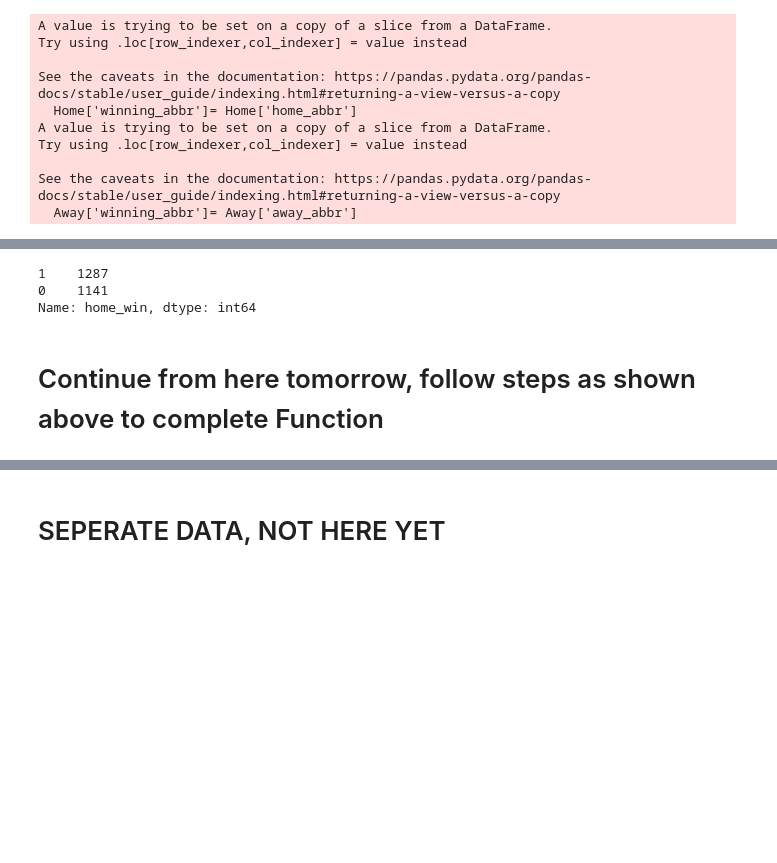
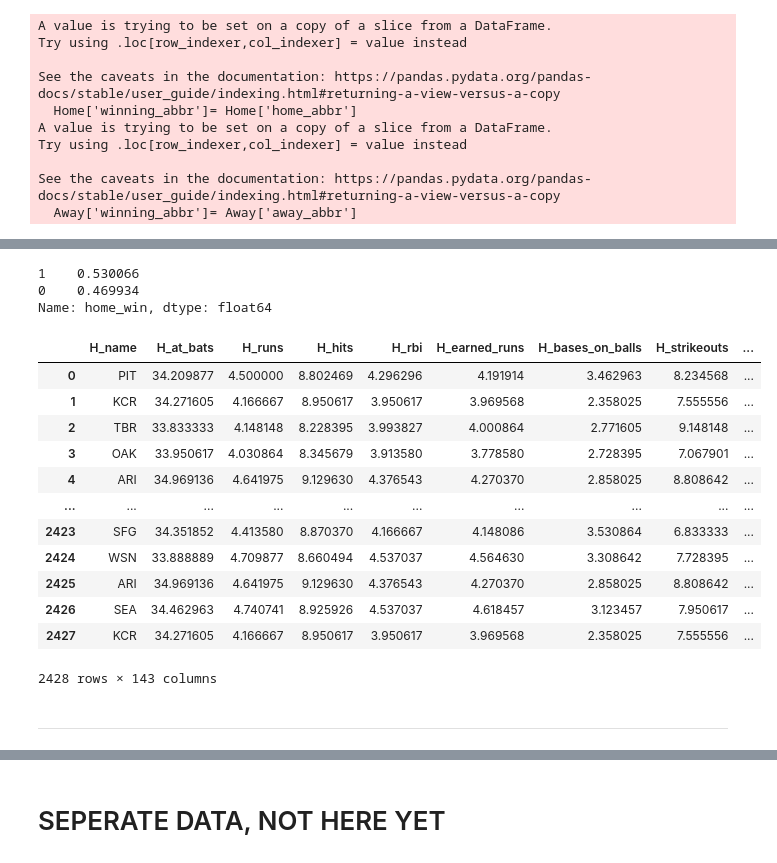
Before and after one commit to MatthewR1021/MLB_Classification, a Jupyter notebook: MLB_research.ipynb, the cells around one changed output, grey strips where cells are left out. Cells and saved outputs as stored; diff of their text form; code cells hidden in the pictures; blank space fills up the shorter version.

```diff
--- a/MLB_research.ipynb
+++ b/MLB_research.ipynb
@@ -546,10 +547,8 @@ df_prep['home_win'] = np.where(season_df.home_abbr ==season_df.winning_abbr,
 #df_prep['home_win'] = np.where(season_df.home_name == season_df.winning_abbr,1,0)
 # %%
 #Examine our new column
-df_prep.home_win.value_counts()
+df_prep.home_win.value_counts(normalize=True)
 # %% [output]
-1    1287
-0    1141
-Name: home_win, dtype: int64
+1    0.530066
+0    0.469934
+Name: home_win, dtype: float64
-# %% [markdown]
-# Continue from here tomorrow, follow steps as shown above to complete Function
@@ -579,0 +555,19 @@ def create_season_df(df = df):
+# %%
+df_prep
+# %% [output]
+|  | H_name | H_at_bats | H_runs | H_hits | H_rbi | H_earned_runs | H_bases_on_balls | H_strikeouts | ... |
+| 0 | PIT | 34.209877 | 4.500000 | 8.802469 | 4.296296 | 4.191914 | 3.462963 | 8.234568 | ... |
+| 1 | KCR | 34.271605 | 4.166667 | 8.950617 | 3.950617 | 3.969568 | 2.358025 | 7.555556 | ... |
+| 2 | TBR | 33.833333 | 4.148148 | 8.228395 | 3.993827 | 4.000864 | 2.771605 | 9.148148 | ... |
+| 3 | OAK | 33.950617 | 4.030864 | 8.345679 | 3.913580 | 3.778580 | 2.728395 | 7.067901 | ... |
+| 4 | ARI | 34.969136 | 4.641975 | 9.129630 | 4.376543 | 4.270370 | 2.858025 | 8.808642 | ... |
+| ... | ... | ... | ... | ... | ... | ... | ... | ... | ... |
+| 2423 | SFG | 34.351852 | 4.413580 | 8.870370 | 4.166667 | 4.148086 | 3.530864 | 6.833333 | ... |
+| 2424 | WSN | 33.888889 | 4.709877 | 8.660494 | 4.537037 | 4.564630 | 3.308642 | 7.728395 | ... |
+| 2425 | ARI | 34.969136 | 4.641975 | 9.129630 | 4.376543 | 4.270370 | 2.858025 | 8.808642 | ... |
+| 2426 | SEA | 34.462963 | 4.740741 | 8.925926 | 4.537037 | 4.618457 | 3.123457 | 7.950617 | ... |
+| 2427 | KCR | 34.271605 | 4.166667 | 8.950617 | 3.950617 | 3.969568 | 2.358025 | 7.555556 | ... |
+2428 rows × 143 columns
+# %% [markdown]
+
+***
```
Also changed, not shown: parts of 18 cells of this notebook, 3 other files.
